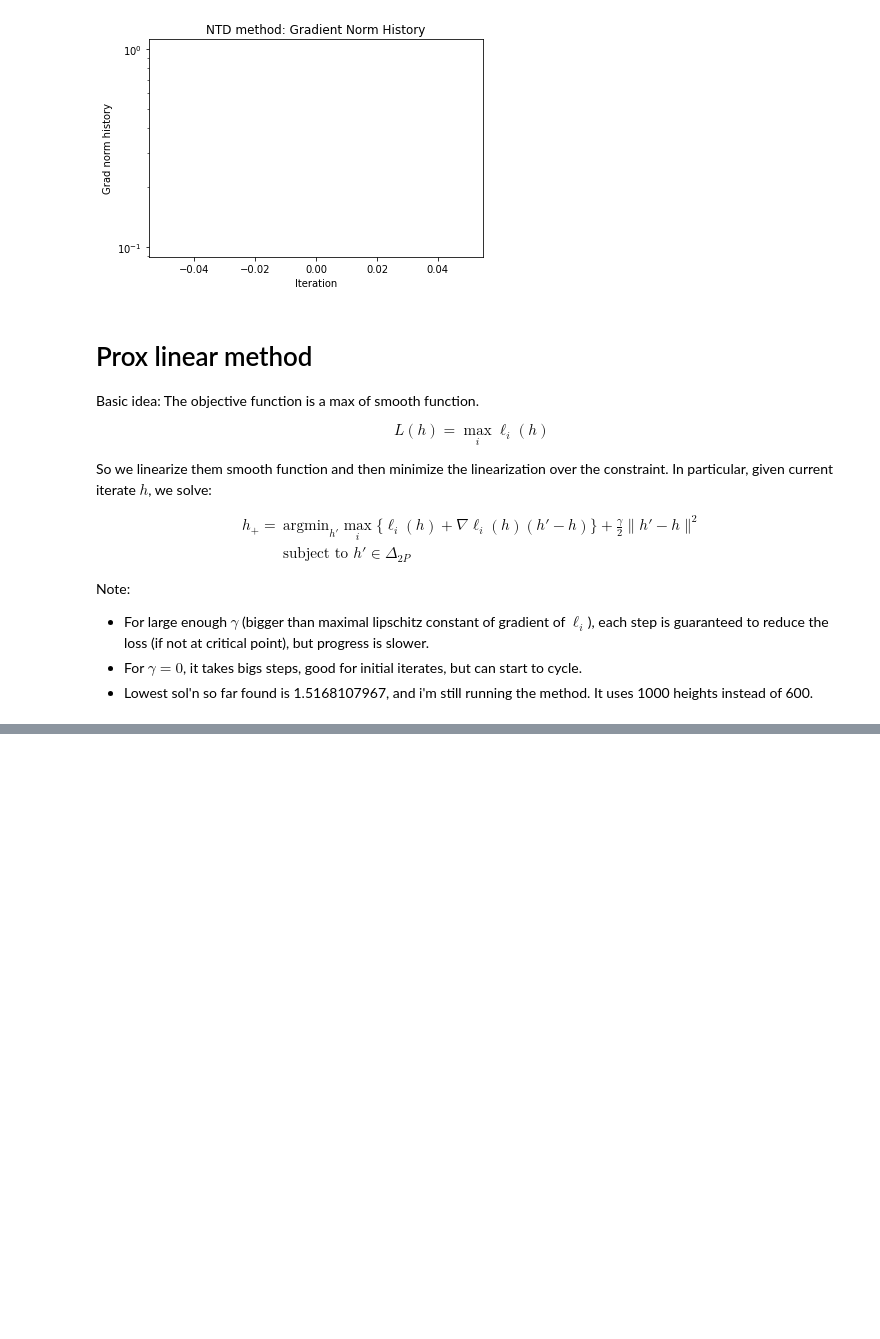
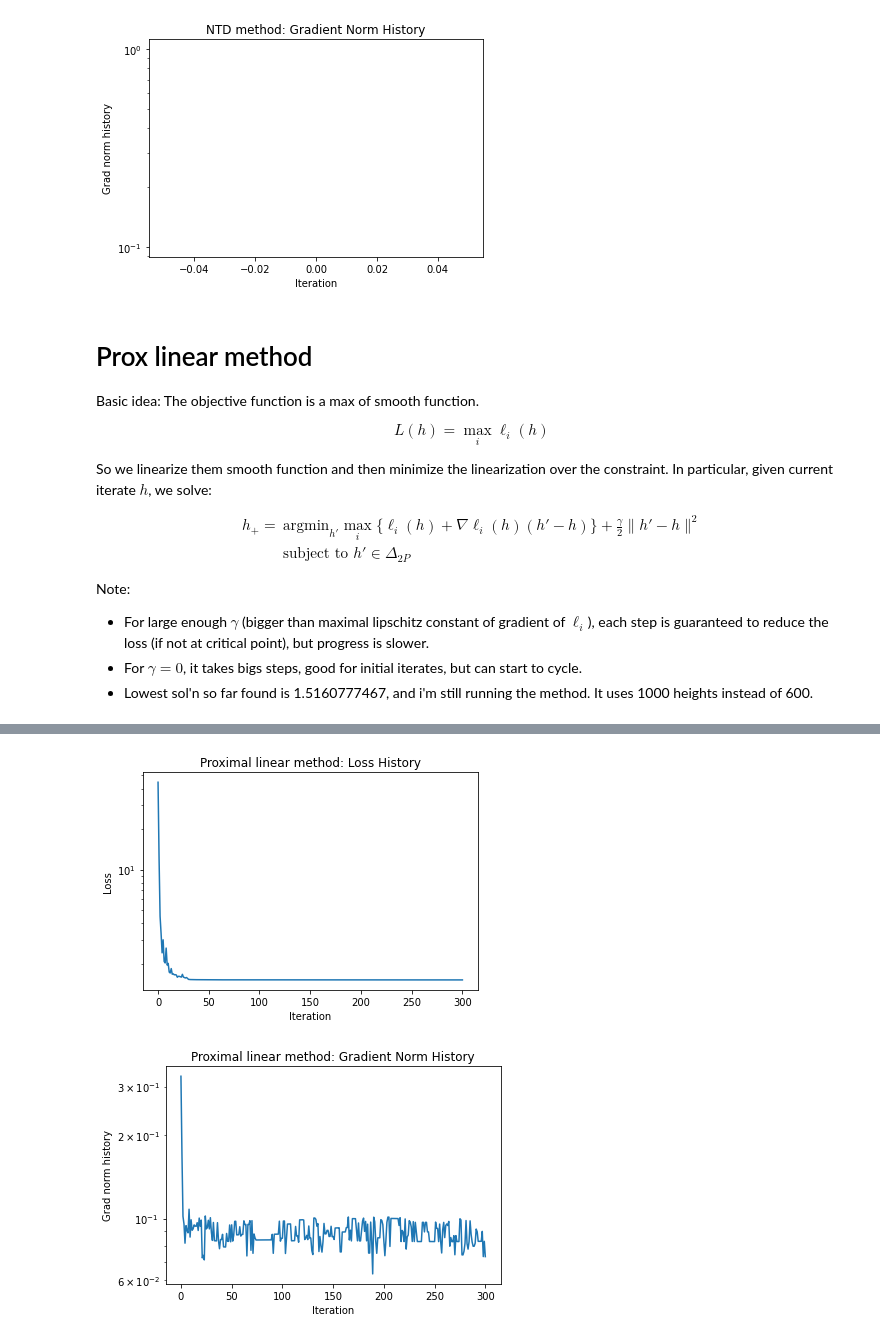
Before and after one commit to damek/alpha_evolve_problem_B1, a Jupyter notebook: problemb1.ipynb, the cells around one changed output, grey strips where cells are left out. Cells and saved outputs as stored; diff of their text form; code cells hidden in the pictures; blank space fills up the shorter version.

```diff
--- a/problemb1.ipynb
+++ b/problemb1.ipynb
@@ -411,7 +411,7 @@ $$
 Note:
 - For large enough $\gamma$ (bigger than maximal lipschitz constant of gradient of $\ell_i$), each step is guaranteed to reduce the loss (if not at critical point), but progress is slower.
 - For $\gamma = 0$, it takes bigs steps, good for initial iterates, but can start to cycle.
-- Lowest sol'n so far found is 1.5168107967, and i'm still running the method. It uses 1000 heights instead of 600.
+- Lowest sol'n so far found is 1.5160777467, and i'm still running the method. It uses 1000 heights instead of 600.
 # %%
 P_val = 1000
 h_params_prox_linear = torch.rand(P_val, dtype=torch.float64)
@@ -432,7 +432,7 @@ print_every = 1
 ## For ECOS, Set error tolerances around 1e-9, then gradually decrease.
 # prox_linear_params = {'solver' : 'ECOS', 'gamma_prox': gamma_prox, 'abstol': 1e-10, 'reltol': 1e-09, 'feastol': 1e-09, 'max_iters': 2000, 'verbose': False}
 ## Clarabel can handle much lower tolerances.
-tol = 1e-32
+tol = 1e-36
 prox_linear_params = {'solver' : 'CLARABEL', 'gamma_prox': gamma_prox, 'abstol': tol, 'reltol': tol, 'feastol': tol, 'max_iters': 2000, 'verbose': False}
 history_prox_linear = prox_linear_method(h_params_prox_linear, loss_fn, print_every, max_iter, prox_linear_params, history_prox_linear)
 
@@ -470,0 +471,2 @@ Iteration 23: loss = 1.5164380546, step_length = 40188.0436814, grad_norm = 0.10
+[figure, added]
+[figure, added]
```
Also changed, not shown: parts of 1 cell of this notebook.
